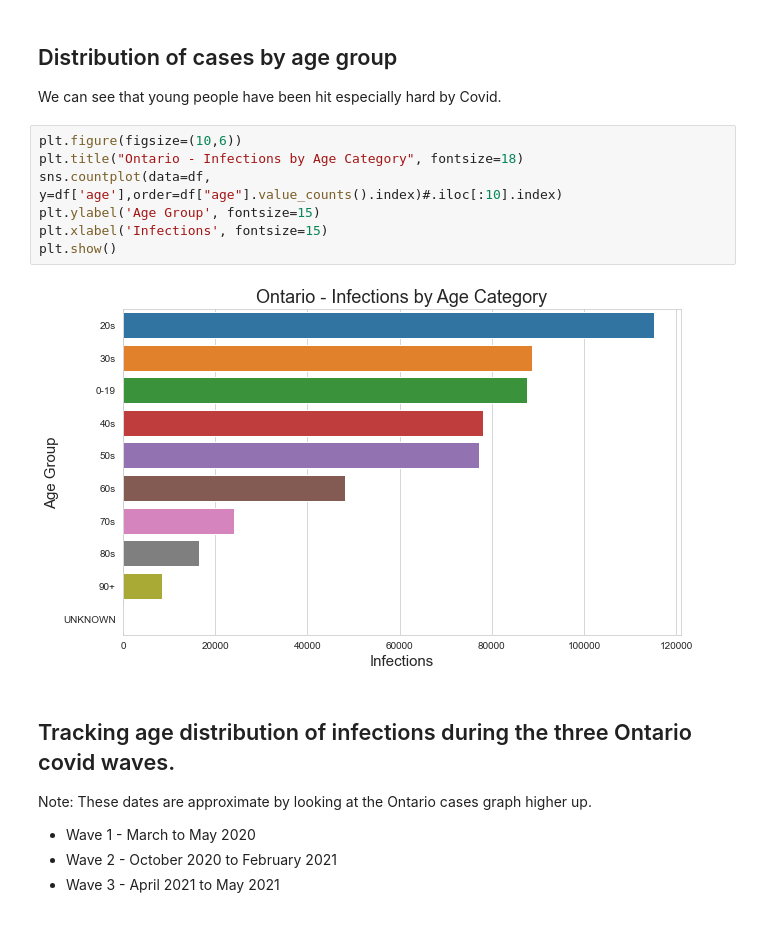
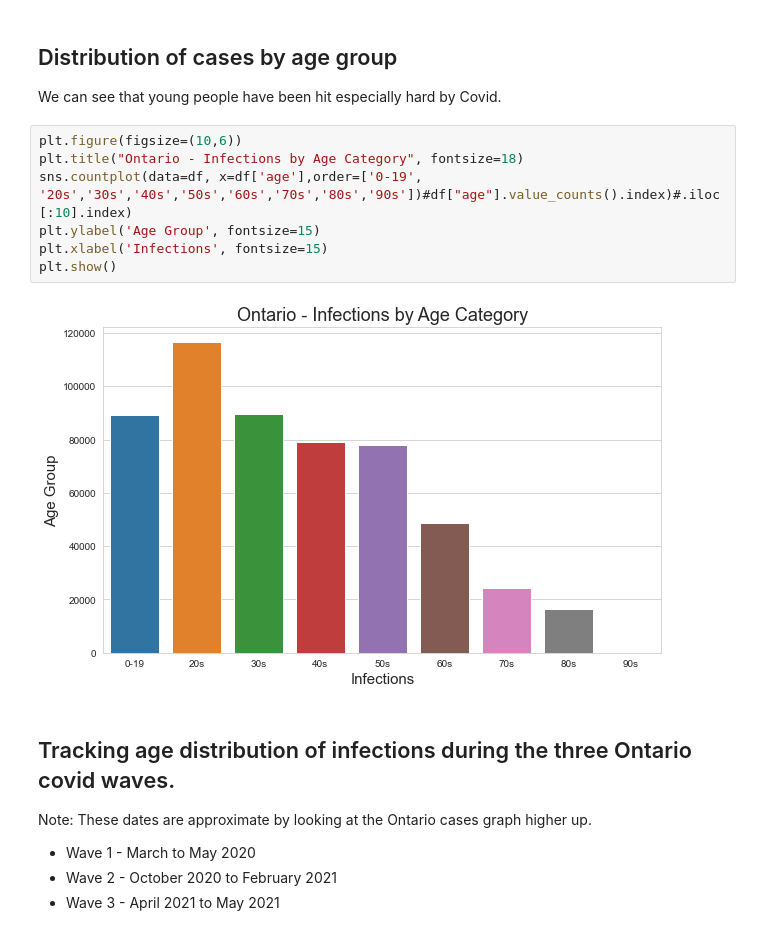
Before and after one commit to alaudet/open_data_covid_analysis, a Jupyter notebook: canada/covid_in_ontario_canada.ipynb, the cells around one changed output. Cells and saved outputs as stored; diff of their text form.

```diff
--- a/canada/covid_in_ontario_canada.ipynb
+++ b/canada/covid_in_ontario_canada.ipynb
@@ -231,12 +242,12 @@ We can see that young people have been hit especially hard by Covid.
 # %%
 plt.figure(figsize=(10,6))
 plt.title("Ontario - Infections by Age Category", fontsize=18)
-sns.countplot(data=df, y=df['age'],order=df["age"].value_counts().index)#.iloc[:10].index)
+sns.countplot(data=df, x=df['age'],order=['0-19', '20s','30s','40s','50s','60s','70s','80s','90s'])#df["age"].value_counts().index)#.iloc[:10].index)
 plt.ylabel('Age Group', fontsize=15)
 plt.xlabel('Infections', fontsize=15)
 plt.show()
 # %% [output]
-[figure, old version]
+[figure, new version]
 # %% [markdown]
 ## Tracking age distribution of infections during the three Ontario covid waves.
 
```
Also changed, not shown: parts of 42 cells of this notebook, 3 other files.
